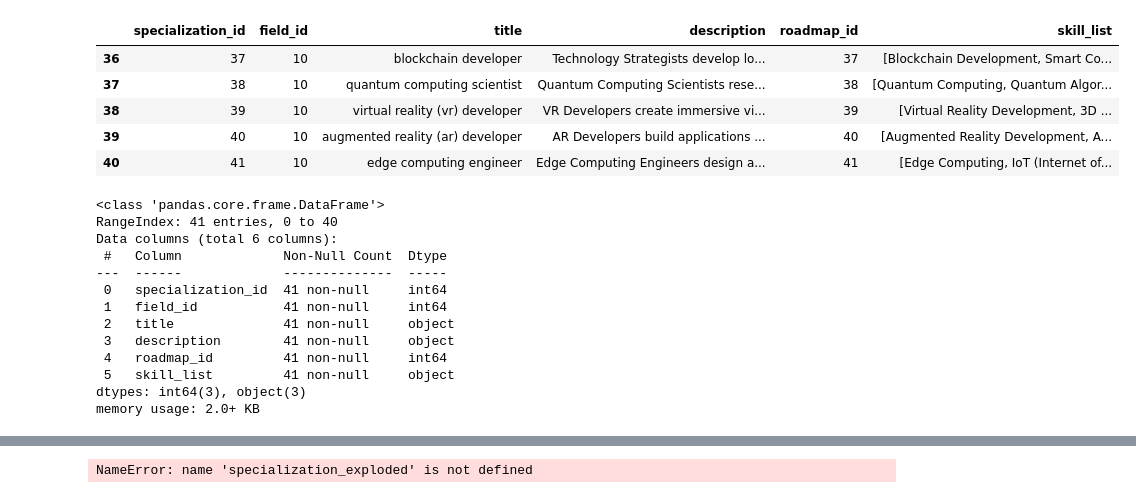
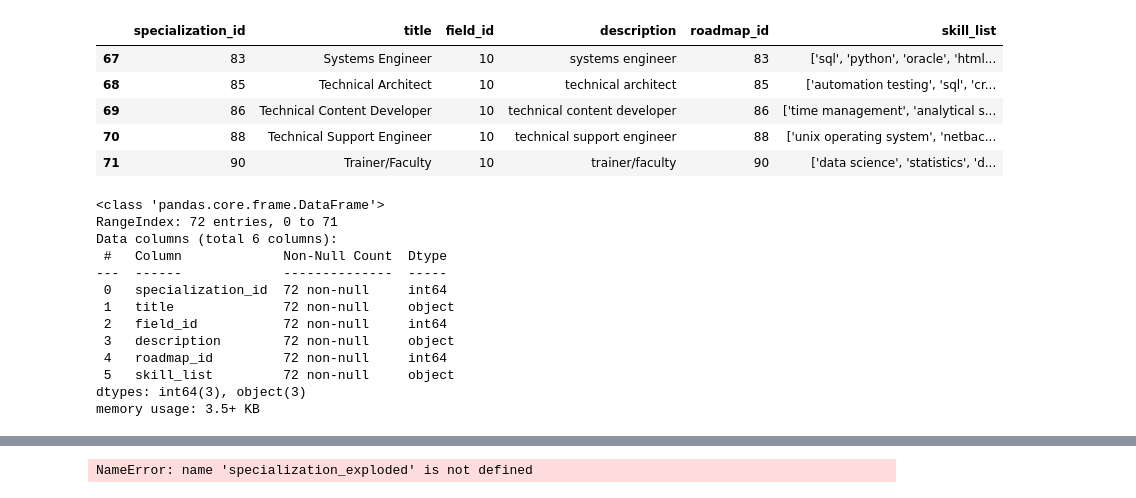
Before and after one commit to ron-ligsay/course-u, a Jupyter notebook: course_u/src/notebooks/specialization_x_field_skills.ipynb, the cells around one changed output, grey strips where cells are left out. Drawn from its saved outputs; the diff is of its cells as text; code cells hidden in the pictures.

```diff
--- a/course_u/src/notebooks/specialization_x_field_skills.ipynb
+++ b/course_u/src/notebooks/specialization_x_field_skills.ipynb
@@ -2,28 +2,28 @@
 import pandas as pd
 import numpy as np
 # %%
-specialization = pd.read_csv('../../static/csv/specialization2.csv')
+specialization = pd.read_csv('../../static/csv/specialization5_.csv')
 specialization.tail()
 # %% [output]
-|  | specialization_id | field_id | title | description | roadmap_id | skill_list |
-| 36 | 37 | 10 | blockchain developer | Technology Strategists develop lo... | 37 | [Blockchain Development, Smart Co... |
-| 37 | 38 | 10 | quantum computing scientist | Quantum Computing Scientists rese... | 38 | [Quantum Computing, Quantum Algor... |
-| 38 | 39 | 10 | virtual reality (vr) developer | VR Developers create immersive vi... | 39 | [Virtual Reality Development, 3D ... |
-| 39 | 40 | 10 | augmented reality (ar) developer | AR Developers build applications ... | 40 | [Augmented Reality Development, A... |
-| 40 | 41 | 10 | edge computing engineer | Edge Computing Engineers design a... | 41 | [Edge Computing, IoT (Internet of... |
+|  | specialization_id | title | field_id | description | roadmap_id | skill_list |
+| 67 | 83 | Systems Engineer | 10 | systems engineer | 83 | ['sql', 'python', 'oracle', 'html... |
+| 68 | 85 | Technical Architect | 10 | technical architect | 85 | ['automation testing', 'sql', 'cr... |
+| 69 | 86 | Technical Content Developer | 10 | technical content developer | 86 | ['time management', 'analytical s... |
+| 70 | 88 | Technical Support Engineer | 10 | technical support engineer | 88 | ['unix operating system', 'netbac... |
+| 71 | 90 | Trainer/Faculty | 10 | trainer/faculty | 90 | ['data science', 'statistics', 'd... |
 # %%
 specialization.info()
 # %% [output]
 <class 'pandas.core.frame.DataFrame'>
-RangeIndex: 41 entries, 0 to 40
+RangeIndex: 72 entries, 0 to 71
 Data columns (total 6 columns):
  #   Column             Non-Null Count  Dtype
 ---  ------             --------------  -----
- 0   specialization_id  41 non-null     int64
- 1   field_id           41 non-null     int64
- 2   title              41 non-null     object
- 3   description        41 non-null     object
- 4   roadmap_id         41 non-null     int64
- 5   skill_list         41 non-null     object
+ 0   specialization_id  72 non-null     int64
+ 1   title              72 non-null     object
+ 2   field_id           72 non-null     int64
+ 3   description        72 non-null     object
+ 4   roadmap_id         72 non-null     int64
+ 5   skill_list         72 non-null     object
 dtypes: int64(3), object(3)
-memory usage: 2.0+ KB
+memory usage: 3.5+ KB
```
Also changed, not shown: parts of 74 cells of this notebook, 15 other files.
